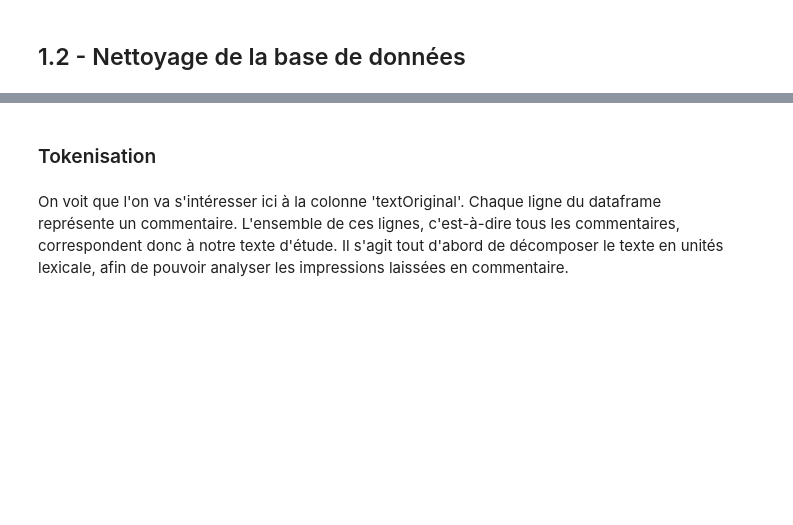
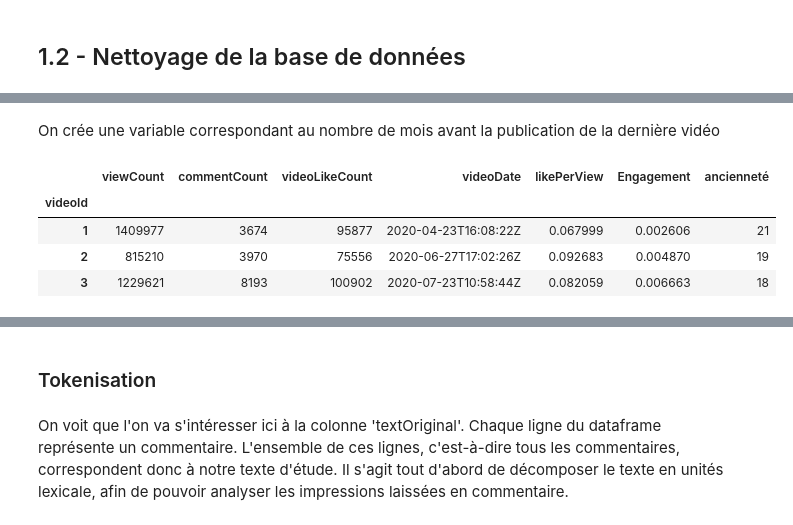
Before and after one commit to AntoineLlg/projet-python-2a, a Jupyter notebook: rapport_commentaires_youtube.ipynb, the cells around one changed output, grey strips where cells are left out. Cells and saved outputs as stored; diff of their text form; code cells hidden in the pictures; blank space fills up the shorter version.

```diff
--- a/rapport_commentaires_youtube.ipynb
+++ b/rapport_commentaires_youtube.ipynb
@@ -79,0 +87,12 @@ data = pd.read_csv("comments.csv")
+# %% [markdown]
+On crée une variable correspondant au nombre de mois avant la publication de la dernière vidéo
+# %%
+nbr_mois = lambda date : 25 - (int(date[5:7])+12*int(date[3]))
+info_video['ancienneté'] = info_video.videoDate.apply(nbr_mois)
+info_video.head(3)
+# %% [output]
+|  | viewCount | commentCount | videoLikeCount | videoDate | likePerView | Engagement | ancienneté |
+| videoId |  |  |  |  |  |  |  |
+| 1 | 1409977 | 3674 | 95877 | 2020-04-23T16:08:22Z | 0.067999 | 0.002606 | 21 |
+| 2 | 815210 | 3970 | 75556 | 2020-06-27T17:02:26Z | 0.092683 | 0.004870 | 19 |
+| 3 | 1229621 | 8193 | 100902 | 2020-07-23T10:58:44Z | 0.082059 | 0.006663 | 18 |
```
Also changed, not shown: parts of 21 cells of this notebook, 1 other file.
